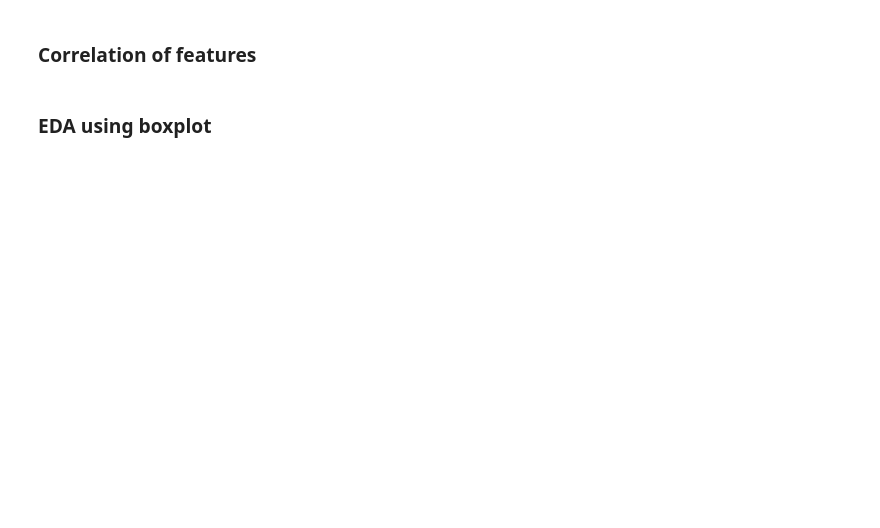
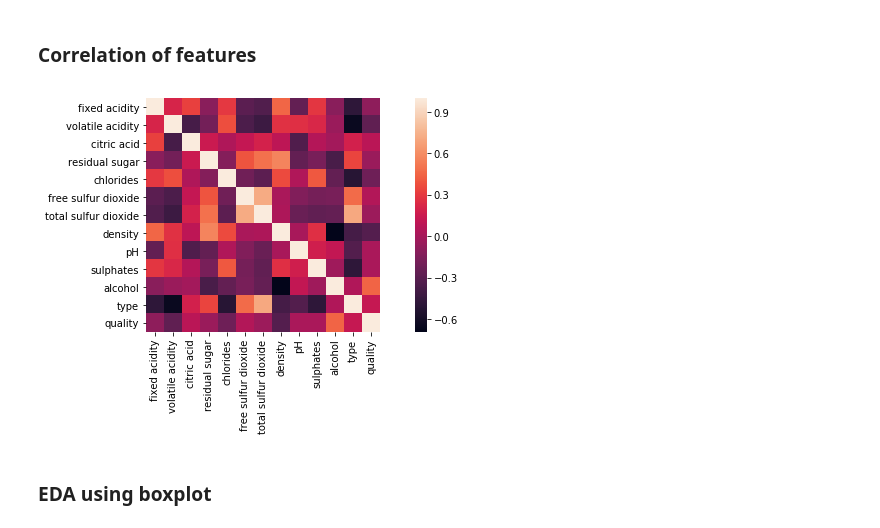
Before and after one commit to mak199/Task1-PracticalDataScience, a Jupyter notebook: task1_final_wine_prediction.ipynb, the cells around one changed output. Cells and saved outputs as stored; diff of their text form; code cells hidden in the pictures; blank space fills up the shorter version.

```diff
--- a/task1_final_wine_prediction.ipynb
+++ b/task1_final_wine_prediction.ipynb
@@ -102,12 +157,17 @@ Correlation is a measure that determines the degree to which two variables' move
 # %%
 def EDA_corr(features_train):
     #Correlation of features
     cmat = features_train.corr()
     f, ax = plt.subplots(figsize=(10,5))
     sns.heatmap(cmat,square=True)
     f.tight_layout()
     #plt.savefig("corr.png")
     plt.show()
+
+
+EDA_corr(original_train_data)
+# %% [output]
+[figure, added]
 # %% [markdown]
 ### EDA using boxplot
 # %%
```
Also changed, not shown: parts of 38 cells of this notebook.
